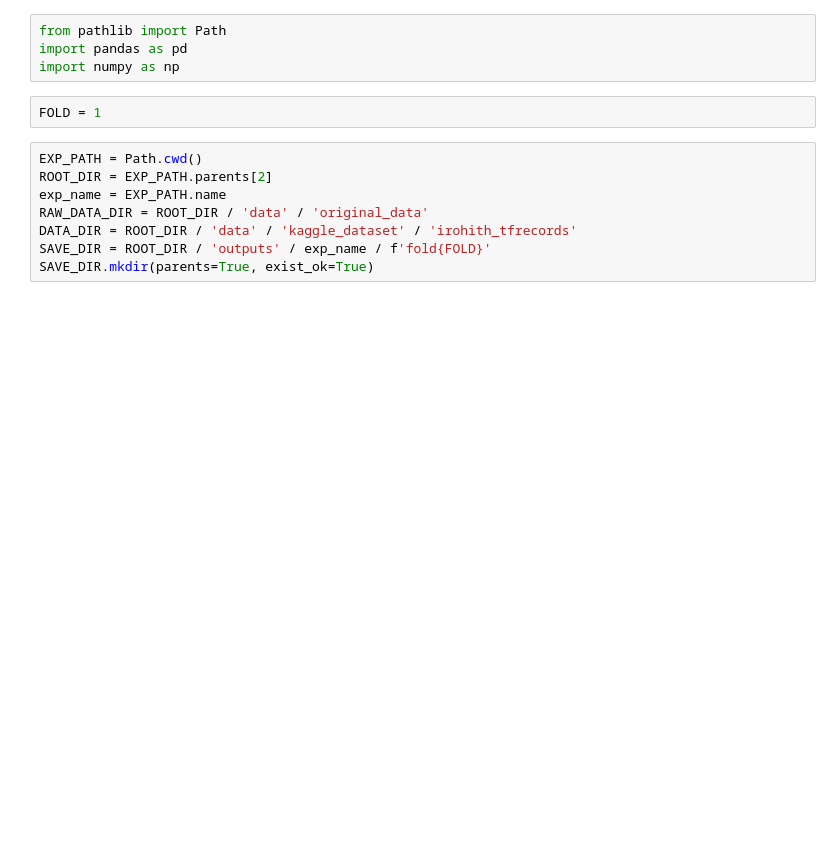
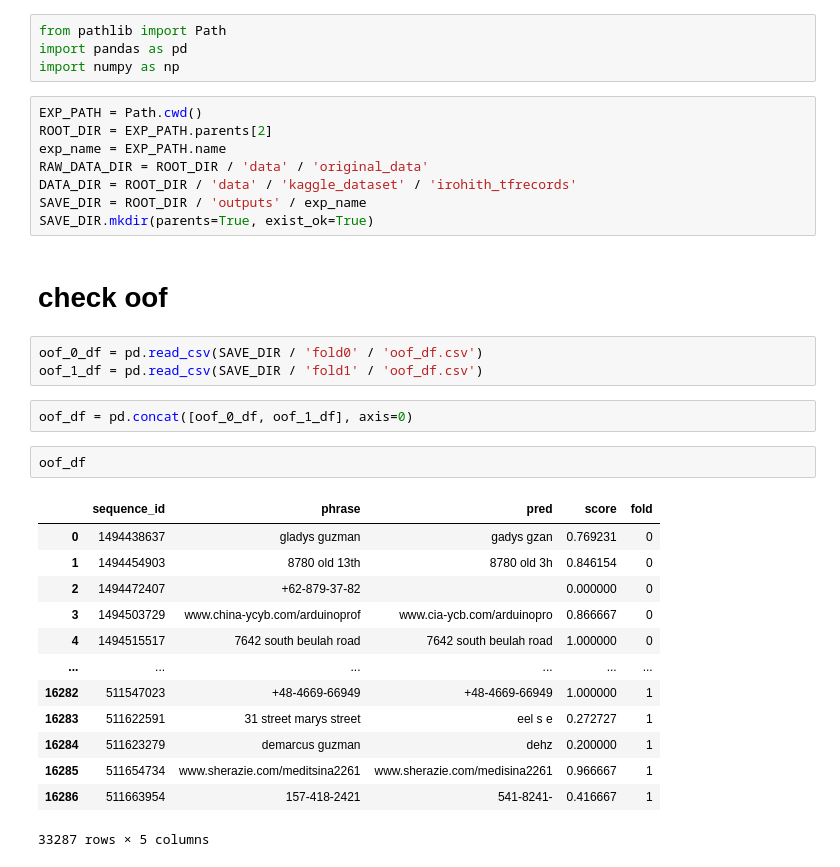
Before and after one commit to Luka-Magic/kaggle_asl2, a Jupyter notebook: exp/exp0007/check_oof.ipynb, the cells around one changed output. Cells and saved outputs as stored; diff of their text form; blank space fills up the shorter version.

```diff
--- a/exp/exp0007/check_oof.ipynb
+++ b/exp/exp0007/check_oof.ipynb
@@ -2,13 +2,34 @@
 from pathlib import Path
 import pandas as pd
 import numpy as np
-# %%
-FOLD = 1
 # %%
 EXP_PATH = Path.cwd()
 ROOT_DIR = EXP_PATH.parents[2]
 exp_name = EXP_PATH.name
 RAW_DATA_DIR = ROOT_DIR / 'data' / 'original_data'
 DATA_DIR = ROOT_DIR / 'data' / 'kaggle_dataset' / 'irohith_tfrecords'
-SAVE_DIR = ROOT_DIR / 'outputs' / exp_name / f'fold{FOLD}'
+SAVE_DIR = ROOT_DIR / 'outputs' / exp_name
 SAVE_DIR.mkdir(parents=True, exist_ok=True)
+# %% [markdown]
+# check oof
+# %%
+oof_0_df = pd.read_csv(SAVE_DIR / 'fold0' / 'oof_df.csv')
+oof_1_df = pd.read_csv(SAVE_DIR / 'fold1' / 'oof_df.csv')
+# %%
+oof_df = pd.concat([oof_0_df, oof_1_df], axis=0)
+# %%
+oof_df
+# %% [output]
+|  | sequence_id | phrase | pred | score | fold |
+| 0 | 1494438637 | gladys guzman | gadys gzan | 0.769231 | 0 |
+| 1 | 1494454903 | 8780 old 13th | 8780 old 3h | 0.846154 | 0 |
+| 2 | 1494472407 | +62-879-37-82 |  | 0.000000 | 0 |
+| 3 | 1494503729 | www.china-ycyb.com/arduinoprof | www.cia-ycb.com/arduinopro | 0.866667 | 0 |
+| 4 | 1494515517 | 7642 south beulah road | 7642 south beulah road | 1.000000 | 0 |
+| ... | ... | ... | ... | ... | ... |
+| 16282 | 511547023 | +48-4669-66949 | +48-4669-66949 | 1.000000 | 1 |
+| 16283 | 511622591 | 31 street marys street | eel s e | 0.272727 | 1 |
+| 16284 | 511623279 | demarcus guzman | dehz | 0.200000 | 1 |
+| 16285 | 511654734 | www.sherazie.com/meditsina2261 | www.sherazie.com/medisina2261 | 0.966667 | 1 |
+| 16286 | 511663954 | 157-418-2421 | 541-8241- | 0.416667 | 1 |
+33287 rows × 5 columns
```
Also changed, not shown: parts of 8 cells of this notebook, 2 other files.
